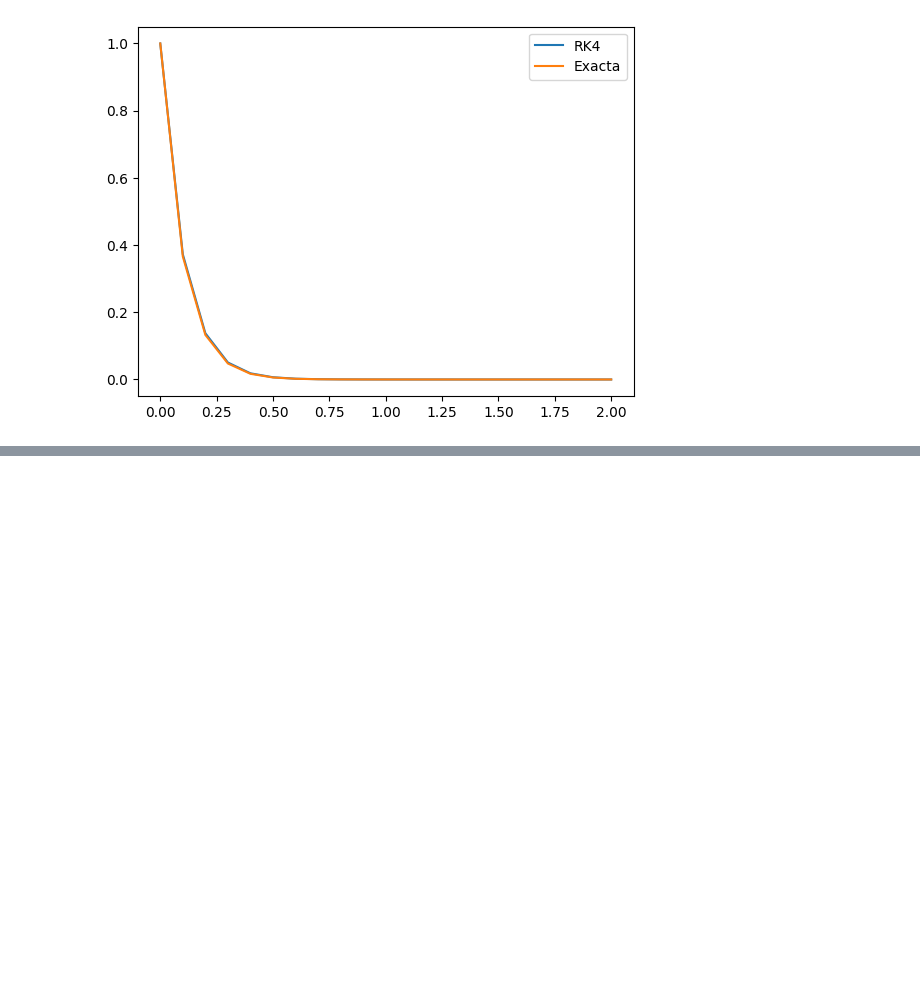
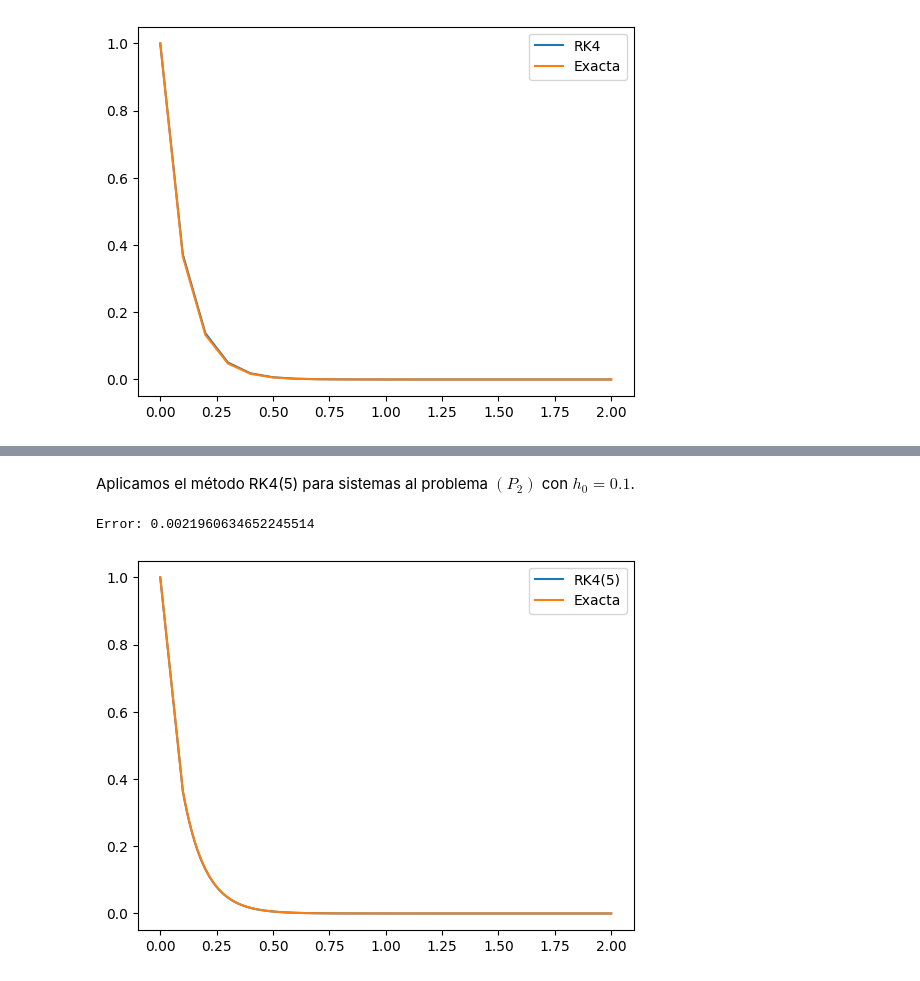
Before and after one commit to DanielSevillano/matematicas-python, a Jupyter notebook: Resolución numérica de problemas de valor inicial.ipynb, the cells around one changed output, grey strips where cells are left out. Saved outputs shown, nothing was run; the diff lists cells and outputs as text; code cells hidden in the pictures; blank space fills up the shorter version.

```diff
--- a/Resolución numérica de problemas de valor inicial.ipynb
+++ b/Resolución numérica de problemas de valor inicial.ipynb
@@ -416,19 +419,19 @@ def rk23(a, b, f, y0, h0, tolerancia = 1e-7):
     t = np.array([a])
     y = np.array([y0])
     h = np.array([h0])
+    K = np.zeros(3)
     k = 0
 
     while (t[k] < b):
         h[k] = min(h[k], b - t[k])
-        K = np.zeros(3)
         for i in range(3):
             K[i] = f(t[k] + C[i]*h[k], y[k] + h[k]*sum(A[i, :]*K))
         incremento_1 = sum(B1*K)
         incremento_2 = sum(B2*K)
         t = np.append(t, t[k] + h[k])
         y = np.append(y, y[k] + h[k]*incremento_1)
-        error = h[k] * (incremento_2 - incremento_1)
-        h_nuevo = h[k] * (tolerancia/abs(error))**(1/3)
+        error = abs(h[k] * (incremento_2 - incremento_1))
+        h_nuevo = 0.9 * h[k] * (tolerancia/error)**(1/3)
         h = np.append(h, h_nuevo)
         k += 1
 
@@ -530,19 +533,19 @@ def rk45(a, b, fun, y0, h0, tolerancia = 1e-7):
     t = np.array([a])
     y = np.array([y0])
     h = np.array([h0])
+    K = np.zeros(6)
     k = 0
 
     while (t[k] < b):
         h[k] = min(h[k], b - t[k])
-        K = np.zeros(6)
         for i in range(6):
             K[i] = fun(t[k] + C[i]*h[k], y[k] + h[k]*sum(A[i, :]*K))
         incremento_1 = sum(B1*K)
         incremento_2 = sum(B2*K)
         t = np.append(t, t[k] + h[k])
         y = np.append(y, y[k] + h[k]*incremento_1)
-        error = h[k] * (incremento_2 - incremento_1)
-        h_nuevo = 0.9 * h[k] * (tolerancia/abs(error))**(1/5)
+        error = abs(h[k] * (incremento_2 - incremento_1))
+        h_nuevo = 0.9 * h[k] * (tolerancia/error)**(1/5)
         h = np.append(h, h_nuevo)
         k += 1
 
@@ -809,0 +1013,17 @@ Error: 0.006462590380929167
+# %% [markdown]
+Aplicamos el método RK4(5) para sistemas al problema $(P_2)$ con $h_0 = 0.1$.
+# %%
+t, z, h = rk45_sistema(0, 2, g, np.array([1, -10]), 0.1)
+y = z[0]
+y_exacta = exacta_p2(t)
+
+error = np.max(abs(y - y_exacta))
+print("Error:", error)
+
+plt.plot(t, y)
+plt.plot(t, y_exacta)
+plt.legend(["RK4(5)", "Exacta"])
+plt.show()
+# %% [output]
+Error: 0.0021960634652245514
+[figure, added]
```
Also changed, not shown: parts of 9 cells of this notebook.
